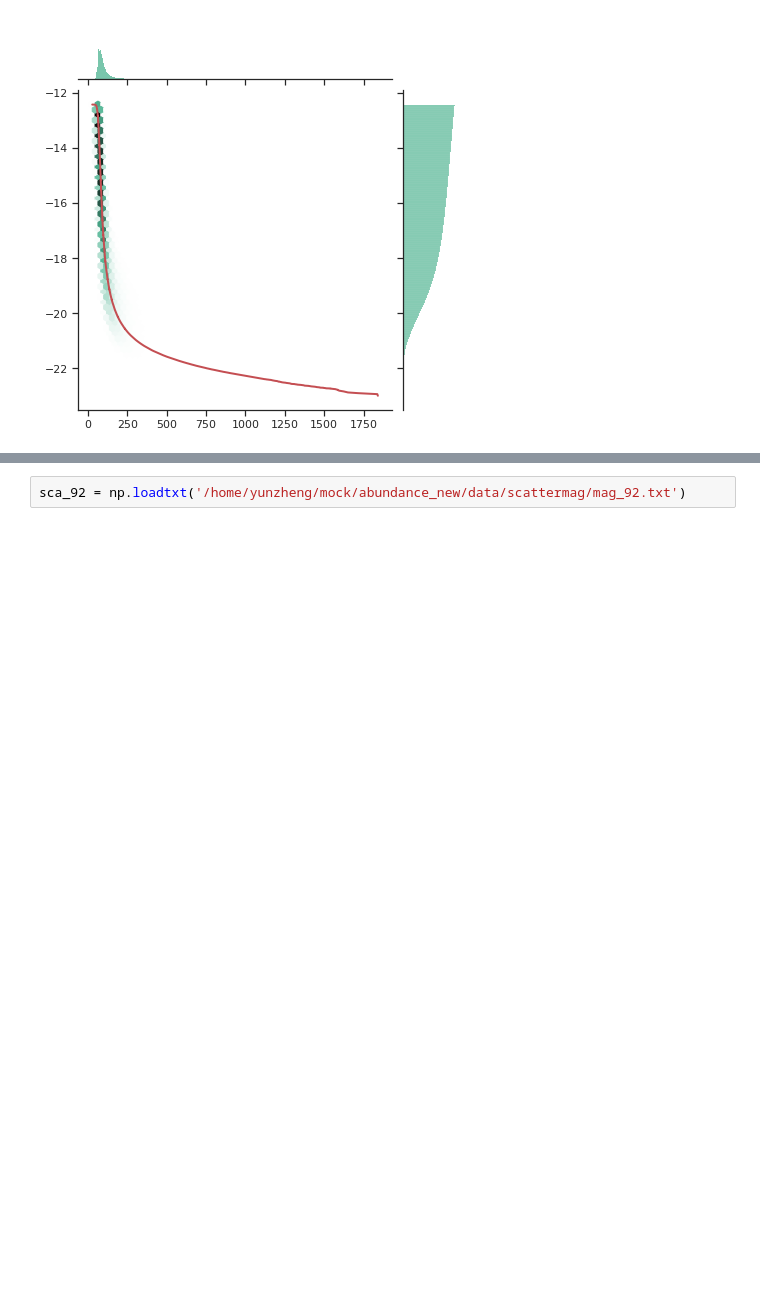
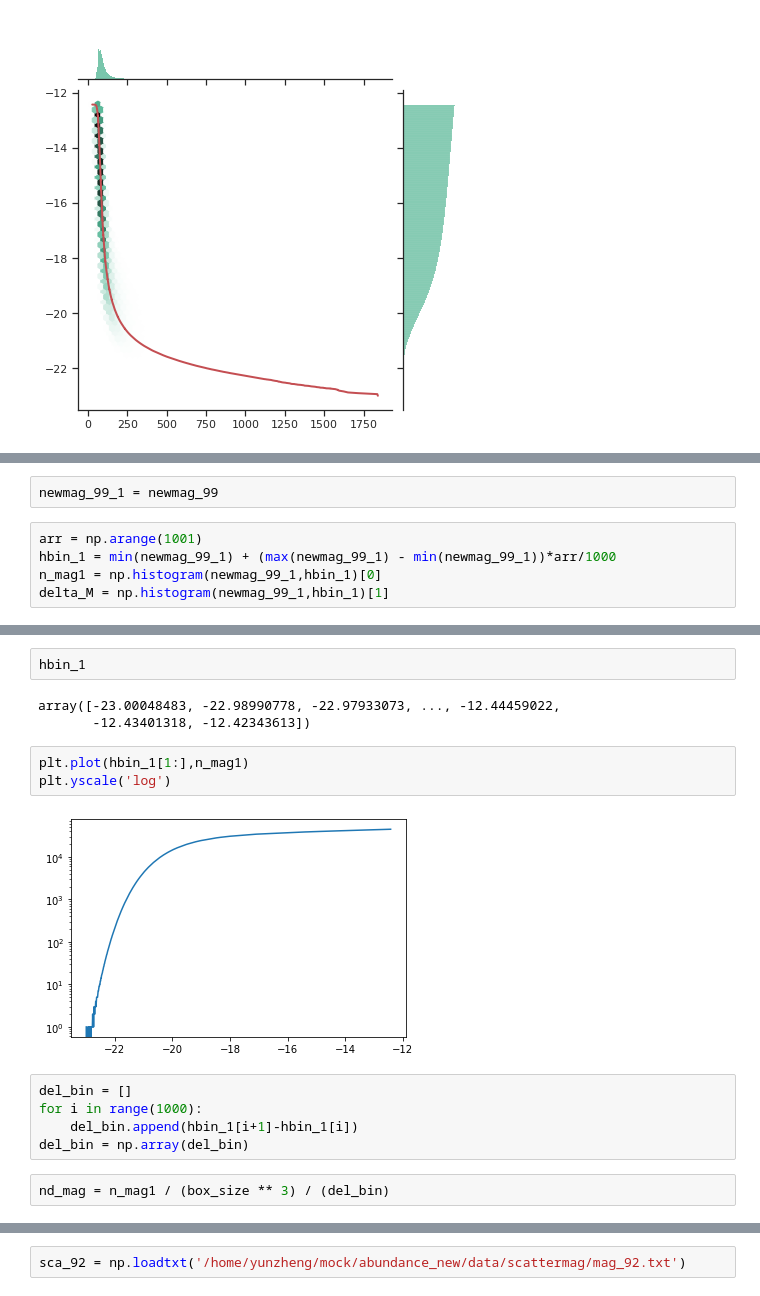
Before and after one commit to zhengyun0215/mock, a Jupyter notebook: newmag.ipynb, the cells around one changed output, grey strips where cells are left out. Saved outputs shown, nothing was run; the diff lists cells and outputs as text; blank space fills up the shorter version.

```diff
--- a/newmag.ipynb
+++ b/newmag.ipynb
@@ -489,0 +537,7 @@ AttributeError: 'JointGrid' object has no attribute 'xscale'
+# %%
+newmag_99_1 = newmag_99
+# %%
+arr = np.arange(1001)
+hbin_1 = min(newmag_99_1) + (max(newmag_99_1) - min(newmag_99_1))*arr/1000
+n_mag1 = np.histogram(newmag_99_1,hbin_1)[0]
+delta_M = np.histogram(newmag_99_1,hbin_1)[1]
@@ -489,0 +564,17 @@ AttributeError: 'JointGrid' object has no attribute 'xscale'
+# %%
+hbin_1
+# %% [output]
+array([-23.00048483, -22.98990778, -22.97933073, ..., -12.44459022,
+       -12.43401318, -12.42343613])
+# %%
+plt.plot(hbin_1[1:],n_mag1)
+plt.yscale('log')
+# %% [output]
+[figure, added]
+# %%
+del_bin = []
+for i in range(1000):
+    del_bin.append(hbin_1[i+1]-hbin_1[i])
+del_bin = np.array(del_bin)
+# %%
+nd_mag = n_mag1 / (box_size ** 3) / (del_bin)
```
Also changed, not shown: parts of 84 cells of this notebook.
